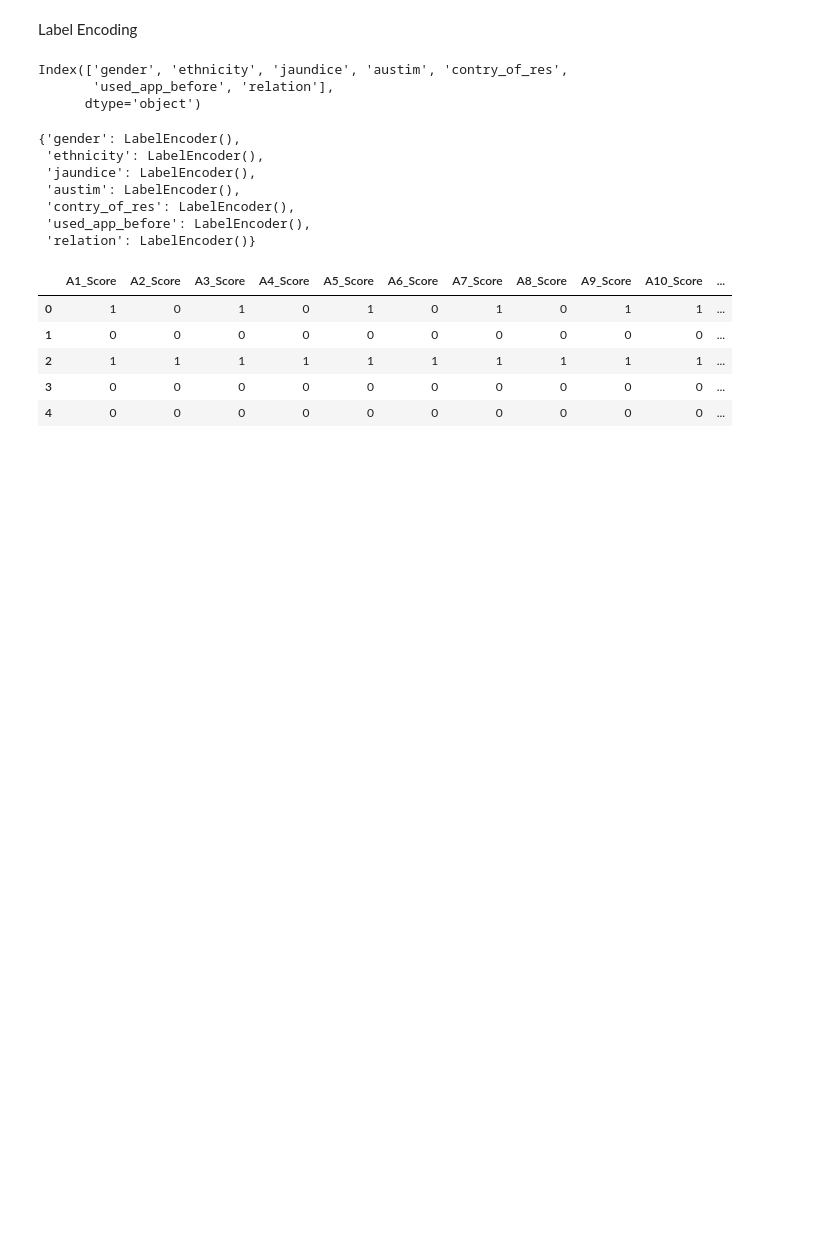
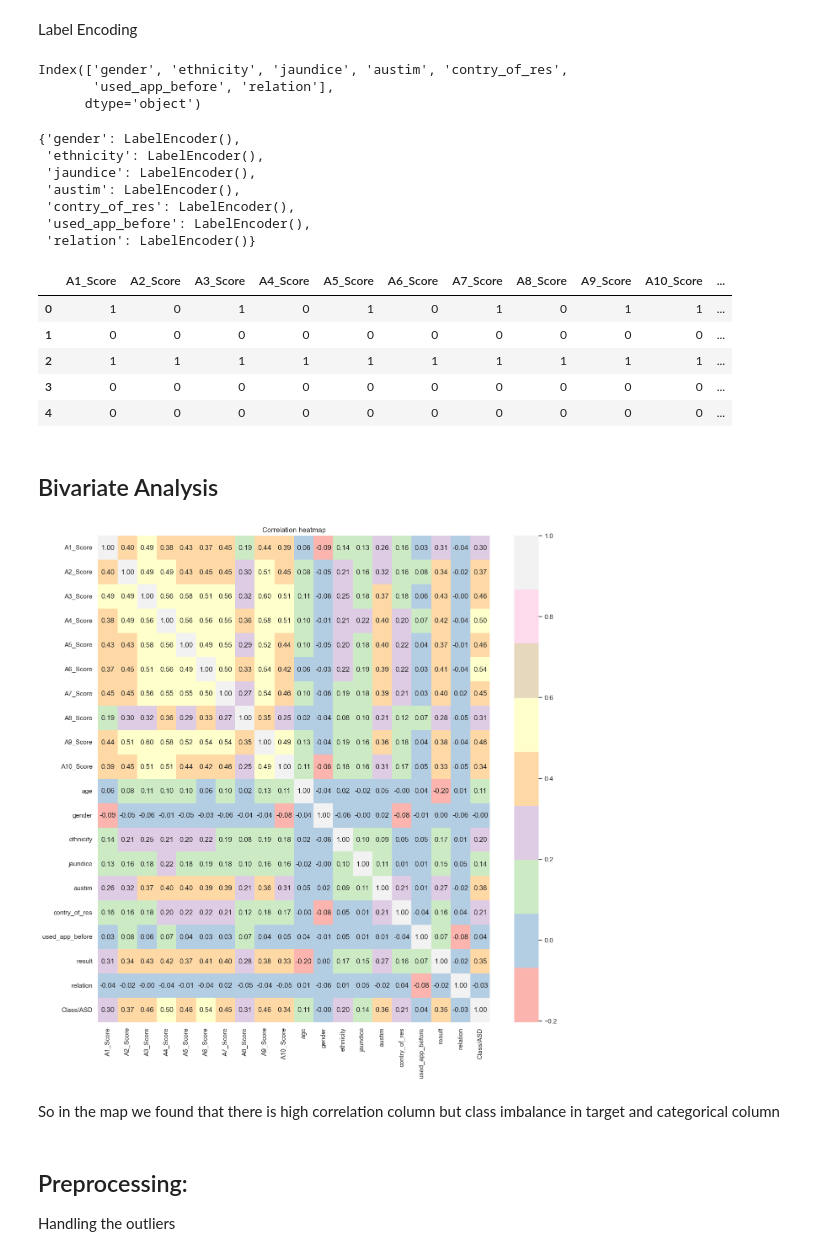
Before and after one commit to NANDINISHARMA30/AutiSm-Prediction, a Jupyter notebook: Autism_Prediction.ipynb, the cells around one changed output. Drawn from its saved outputs; the diff is of its cells as text; code cells hidden in the pictures; blank space fills up the shorter version.

```diff
--- a/Autism_Prediction.ipynb
+++ b/Autism_Prediction.ipynb
@@ -554,3 +554,18 @@ df.head()
 | 2 | 1 | 1 | 1 | 1 | 1 | 1 | 1 | 1 | 1 | 1 | ... |
 | 3 | 0 | 0 | 0 | 0 | 0 | 0 | 0 | 0 | 0 | 0 | ... |
 | 4 | 0 | 0 | 0 | 0 | 0 | 0 | 0 | 0 | 0 | 0 | ... |
+# %% [markdown]
+## Bivariate Analysis
+# %%
+# correlation matrix
+plt.figure(figsize=(15, 15))
+sns.heatmap(df.corr(), annot=True, cmap="Pastel1", fmt=".2f")
+plt.title("Correlation heatmap")
+plt.show()
+# %% [output]
+[figure, added]
+# %% [markdown]
+So in the map we found that there is high correlation column but class imbalance in target and categorical column
+# %% [markdown]
+## Preprocessing:
+Handling the outliers
```
Also changed, not shown: parts of 22 cells of this notebook.
